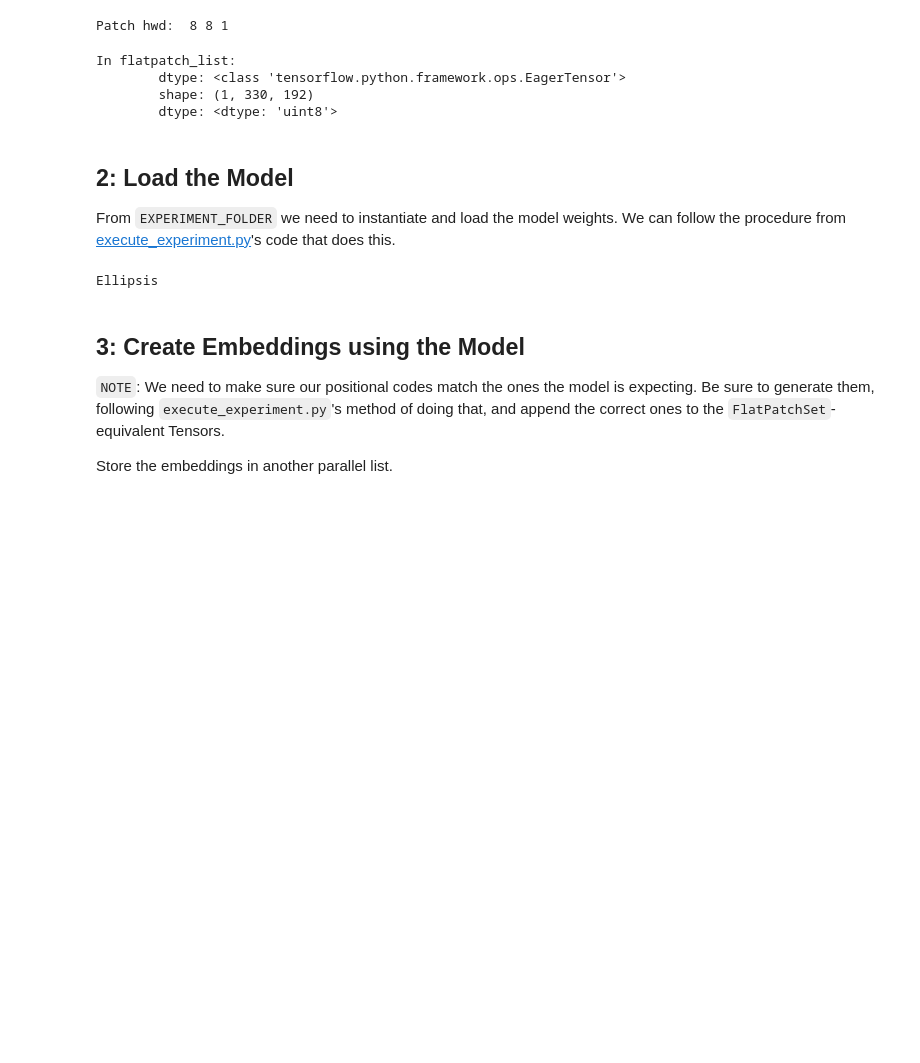
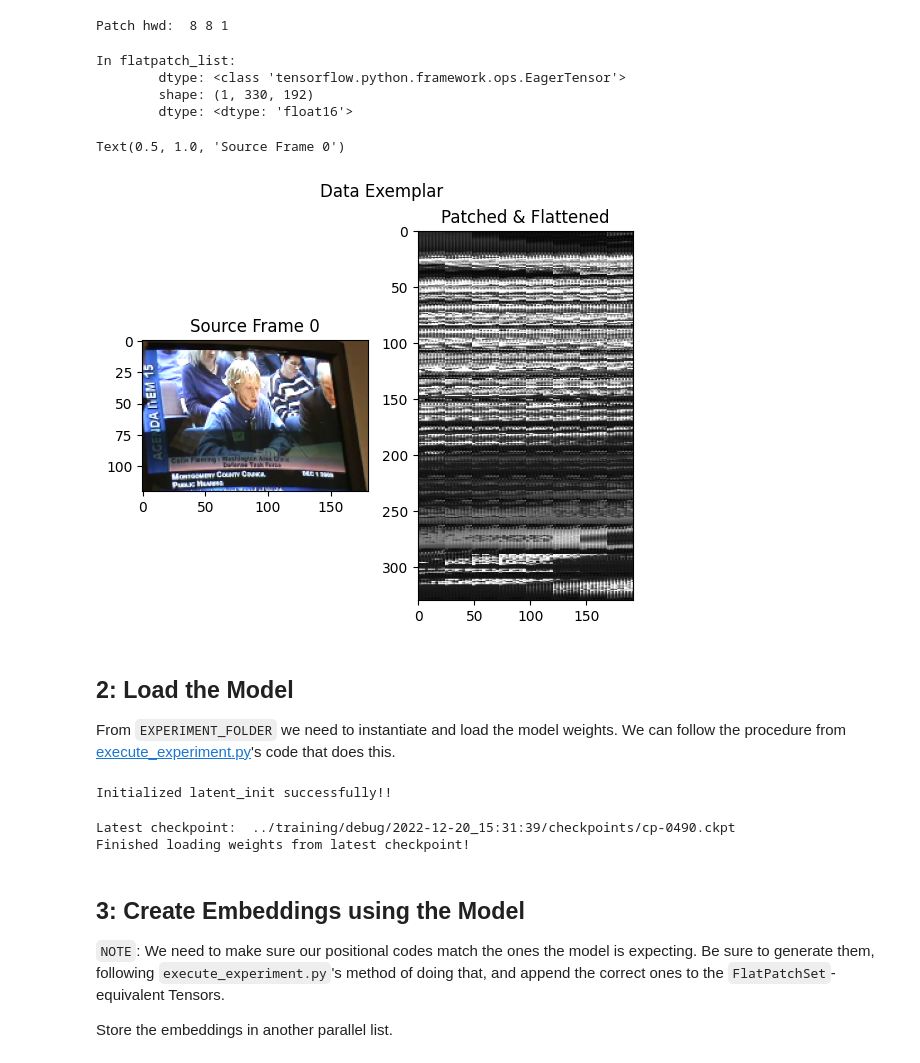
Before and after one commit to amanb2000/Multimodal_Foundation, a Jupyter notebook: results/Results_Prototype.ipynb, the cells around one changed output. Saved outputs shown, nothing was run; the diff lists cells and outputs as text; code cells hidden in the pictures; blank space fills up the shorter version.

Commit message:
Add model reinstantiation code to results prototype

```diff
--- a/results/Results_Prototype.ipynb
+++ b/results/Results_Prototype.ipynb
@@ -197,27 +197,73 @@ ks = [1, patch_duration, patch_height, patch_width, 1]
 patch_video_list = [ ( i[0], vp.create_patches(i[1], ksizes=ks) ) for i in np_video_list ]
 
 # 2: `patch_to_flatpatch`
-flatpatch_list = [ ( i[0], vp.flatten_patched(i[1]) ) for i in patch_video_list ]
+flatpatch_list_ = [ ( i[0], vp.flatten_patched(i[1]) ) for i in patch_video_list ]
+
+# 3: Convert to float16
+flatpatch_list = [ (i[0], tf.cast(i[1], tf.float16) ) for i in flatpatch_list_]
 # %% [output]
 Patch hwd:  8 8 1
 # %%
 print(f"In flatpatch_list:")
 print(f"\tdtype: {type(flatpatch_list[0][1])}")
 print(f"\tshape: {flatpatch_list[0][1].shape}")
 print(f"\tdtype: {flatpatch_list[0][1].dtype}")
+
+fig, axs = plt.subplots(1,2)
+fig.suptitle("Data Exemplar")
+
+axs[1].imshow(flatpatch_list[0][1][0,:,:], cmap='gray')
+im_cv = np_video_list[0][1][0,0,:,:,:]
+axs[0].imshow( cv2.cvtColor(im_cv, cv2.COLOR_BGR2RGB) )
+
+axs[1].set_title('Patched & Flattened')
+axs[0].set_title('Source Frame 0')
 # %% [output]
 In flatpatch_list:
         dtype: <class 'tensorflow.python.framework.ops.EagerTensor'>
         shape: (1, 330, 192)
-        dtype: <dtype: 'uint8'>
+        dtype: <dtype: 'float16'>
+Text(0.5, 1.0, 'Source Frame 0')
+[figure, added]
 # %% [markdown]
 ## 2: Load the Model
 
 From `EXPERIMENT_FOLDER` we need to instantiate and load the model weights. We can follow the procedure from [execute_experiment.py](https://github.com/amanb2000/Multimodal_Foundation/blob/06bacc67f37c6dfb9de811ca78345fa312d9964d/src/execute_experiment.py#L445)'s code that does this.
-# %%
-...
-# %% [output]
-Ellipsis
+# %%
+# 1: Getting the args/kwargs for the model
+encoder_args = instantiation_params['encoder_args']
+encoder_kwargs = instantiation_params['encoder_kwargs']
+
+latent_ev_args = instantiation_params['latent_ev_args']
+decoder_args = instantiation_params['decoder_args']
+
+decoder_kwargs = instantiation_params['decoder_kwargs']
+latent_ev_kwargs = instantiation_params['latent_ev_kwargs']
+
+perceiver_kwargs = instantiation_params['perceiver_kwargs']
+
+# 2: Loss definition
+mse = tf.keras.losses.MeanSquaredError()
+
+# 3: Instantiating component modules
+test_encoder = model.PAE_Encoder(*encoder_args, **encoder_kwargs)
+test_latent_ev = model.PAE_Latent_Evolver(*latent_ev_args,**latent_ev_kwargs)
+test_decoder = model.PAE_Decoder(*decoder_args, **decoder_kwargs)
+
+# 4: Instantiating the model itself!
+perceiver_ae = model.PerceiverAE(mse, test_encoder, test_latent_ev, test_decoder, **perceiver_kwargs)
+# %% [output]
+Initialized latent_init successfully!!
+# %%
+# 5: Loading weights for the model!
+latest = tf.train.latest_checkpoint(os.path.join(EXPERIMENT_FOLDER, 'checkpoints'))
+print("Latest checkpoint: ", latest)
+perceiver_ae.load_weights(latest)
+perceiver_ae.reset_latent()
+print("Finished loading weights from latest checkpoint!")
+# %% [output]
+Latest checkpoint:  ../training/debug/2022-12-20_15:31:39/checkpoints/cp-0490.ckpt
+Finished loading weights from latest checkpoint!
 # %% [markdown]
 ## 3: Create Embeddings using the Model
 
```
Also changed, not shown: parts of 2 cells of this notebook.
